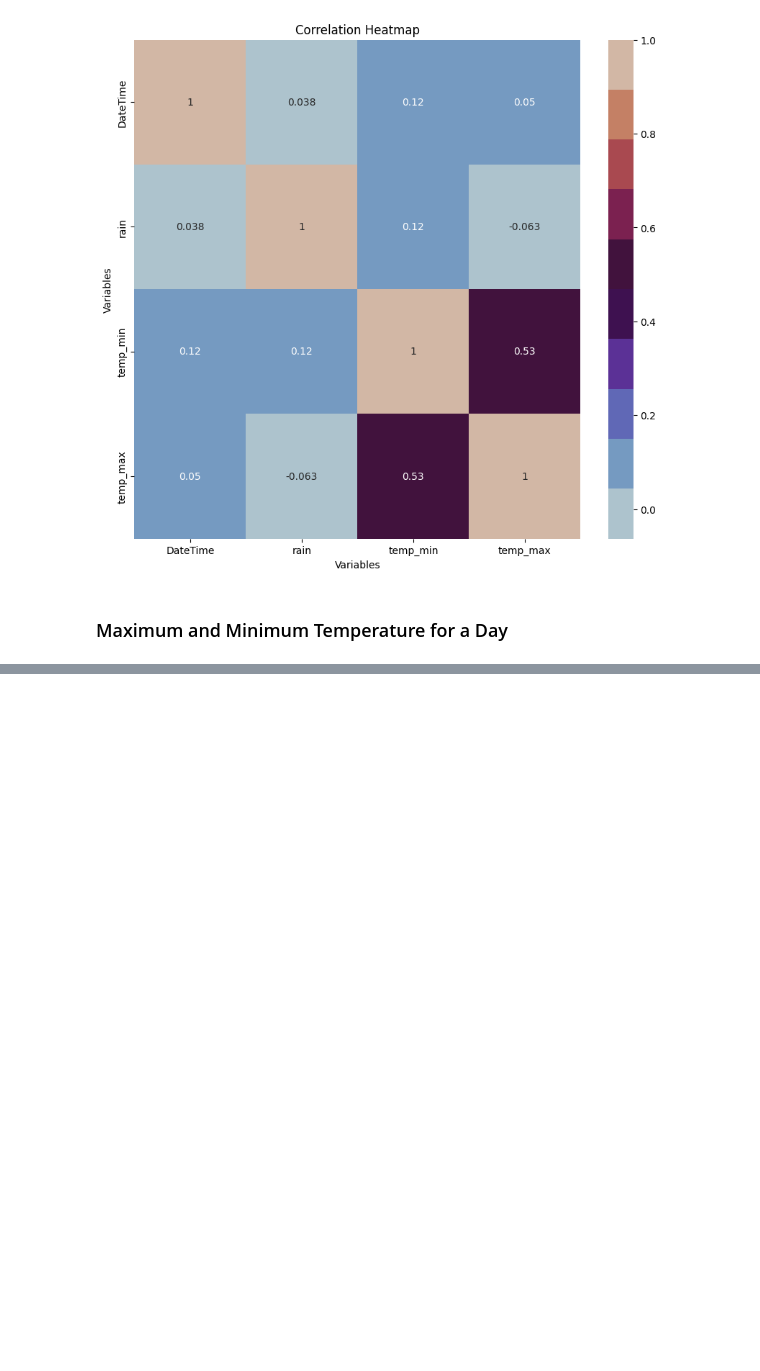
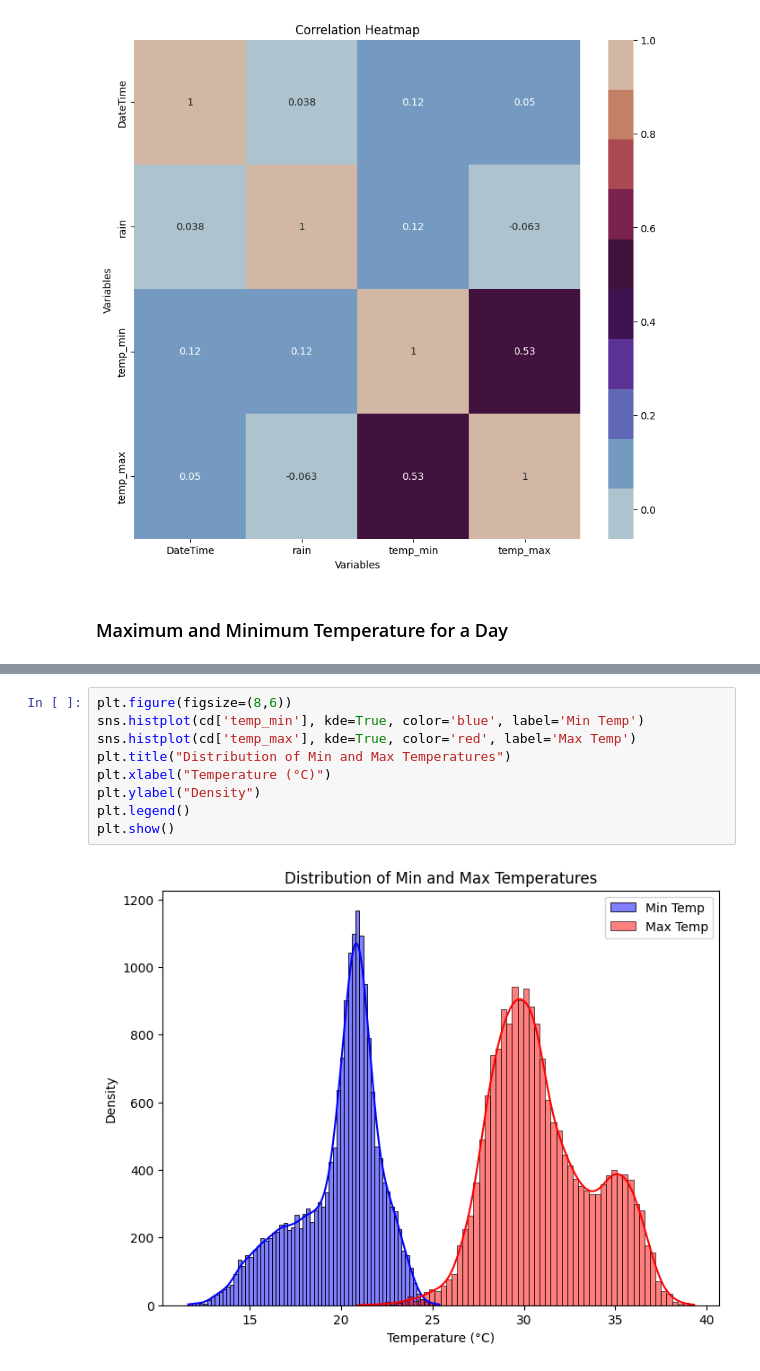
Before and after one commit to harishkodidela/Data-Science-Project, a Jupyter notebook: Precipitation_Pred.ipynb, the cells around one changed output, grey strips where cells are left out. Drawn from its saved outputs; the diff is of its cells as text; blank space fills up the shorter version.

```diff
--- a/Precipitation_Pred.ipynb
+++ b/Precipitation_Pred.ipynb
@@ -86,0 +111,11 @@ plt.show()
+# %%
+plt.figure(figsize=(8,6))
+sns.histplot(cd['temp_min'], kde=True, color='blue', label='Min Temp')
+sns.histplot(cd['temp_max'], kde=True, color='red', label='Max Temp')
+plt.title("Distribution of Min and Max Temperatures")
+plt.xlabel("Temperature (°C)")
+plt.ylabel("Density")
+plt.legend()
+plt.show()
+# %% [output]
+[figure, added]
```
Also changed, not shown: parts of 5 cells of this notebook.
